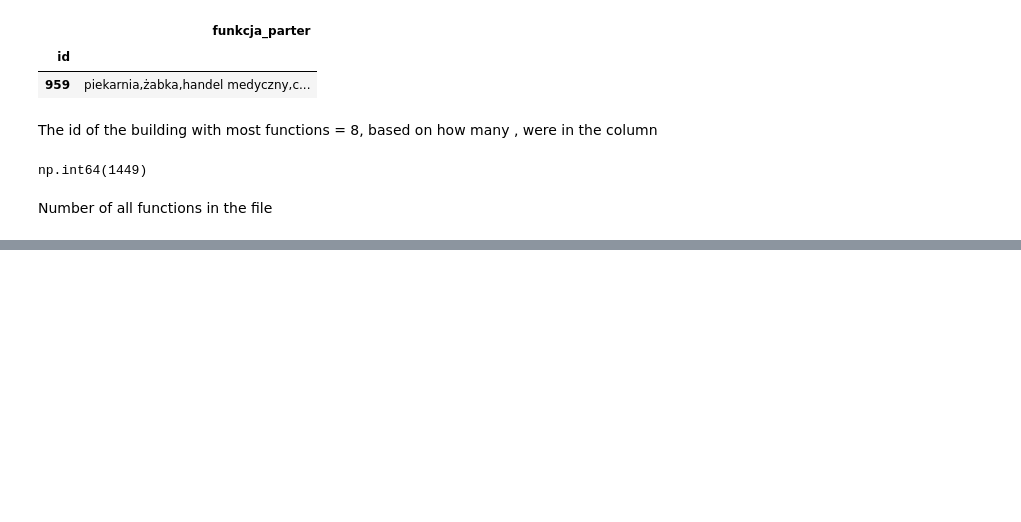
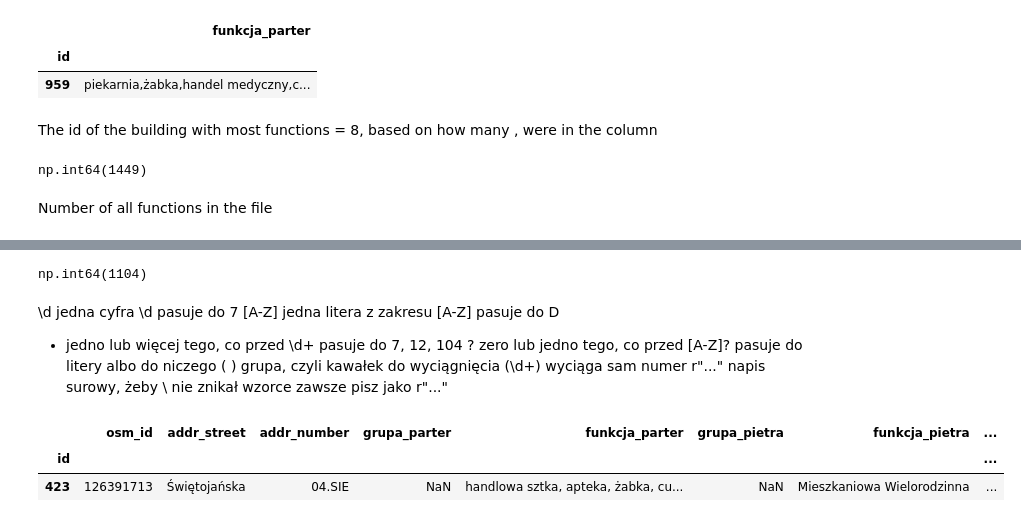
Before and after one commit to MichalRyplewicz/gdynia-srodmiescie, a Jupyter notebook: exercises/2026.10.02_Excercises.ipynb, the cells around one changed output, grey strips where cells are left out. Drawn from its saved outputs; the diff is of its cells as text; code cells hidden in the pictures; blank space fills up the shorter version.

```diff
--- a/exercises/2026.10.02_Excercises.ipynb
+++ b/exercises/2026.10.02_Excercises.ipynb
@@ -124,0 +229,7 @@ Number of all functions in the file
+# %%
+bins = [1900,1950,1990,2030]
+building_cut = pd.cut(data_clean['rok_budowy_szac'], bins, right= False, labels= ['do 1949', '1950–1989', 'od 1990'])
+data_clean["okres"] = building_cut
+# %%
+data_clean["addr_number"] = data_clean["addr_number"].str.strip().str.upper()
+data_clean["addr_number"].unique()
@@ -124,0 +244,23 @@ Number of all functions in the file
+# %%
+pattern1 = r"(\d+)([A-Z]?)"
+pattern2 = r"(\d+)[/-](\d+)([A-Z]?)"
+mask_pattern1 = data_clean["addr_number"].str.fullmatch(pattern1)
+mask_pattern2 = data_clean["addr_number"].str.fullmatch(pattern2)
+mask_no_adres =  data_clean["addr_number"].isna()
+mask_full = (mask_no_adres) | (mask_pattern1) | (mask_pattern2)
+mask_full.sum()
+# %% [output]
+np.int64(1104)
+# %% [markdown]
+\d	jedna cyfra	\d pasuje do 7
+[A-Z]	jedna litera z zakresu	[A-Z] pasuje do D
++	jedno lub więcej tego, co przed	\d+ pasuje do 7, 12, 104
+?	zero lub jedno tego, co przed	[A-Z]? pasuje do litery albo do niczego
+( )	grupa, czyli kawałek do wyciągnięcia	(\d+) wyciąga sam numer
+r"..."	napis surowy, żeby \ nie znikał	wzorce zawsze pisz jako r"..."
+# %%
+data_clean.loc[~mask_full, :]
+# %% [output]
+|  | osm_id | addr_street | addr_number | grupa_parter | funkcja_parter | grupa_pietra | funkcja_pietra | ... |
+| id |  |  |  |  |  |  |  | ... |
+| 423 | 126391713 | Świętojańska | 04.SIE | NaN | handlowa sztka, apteka, żabka, cu... | NaN | Mieszkaniowa Wielorodzinna | ... |
```
Also changed, not shown: parts of 15 cells of this notebook, 1 other file.
